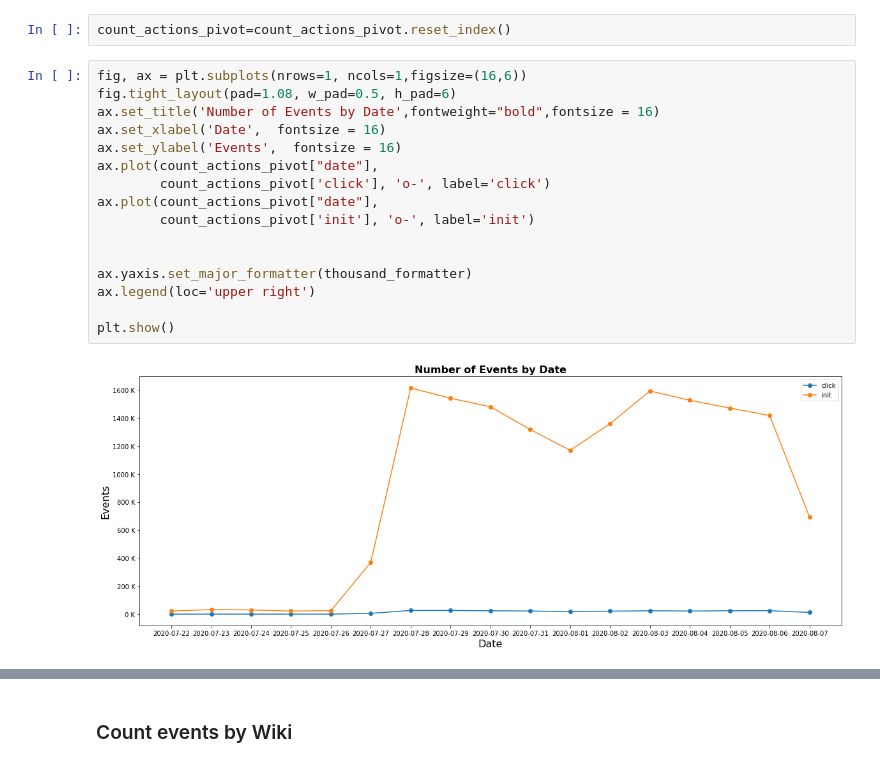
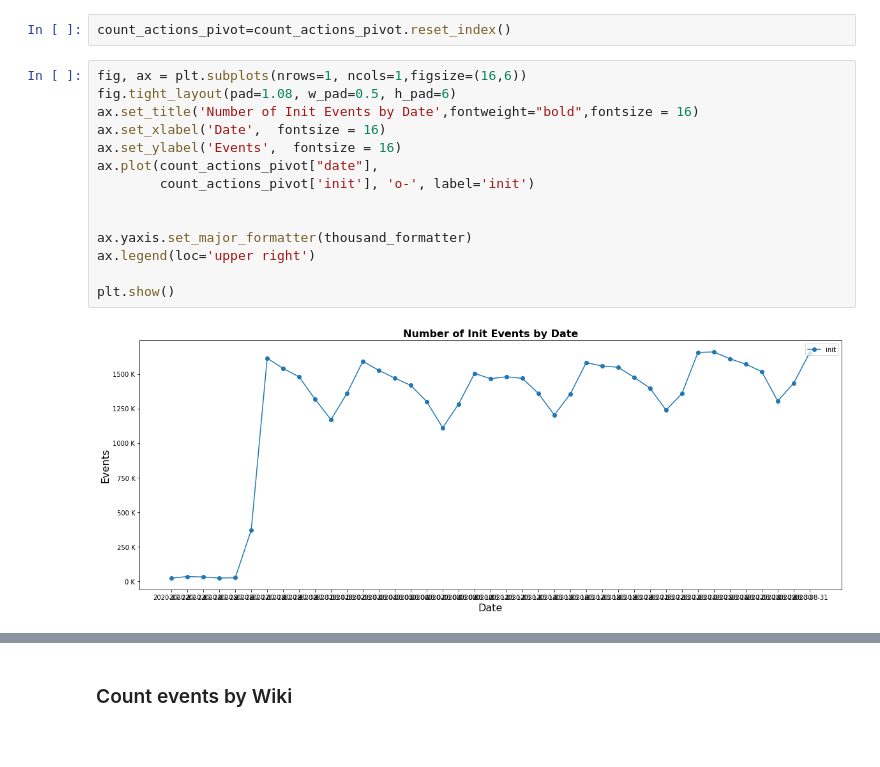
Before and after one commit to wikimedia-research/Collapsible-Sidebar-Analysis, a Jupyter notebook: Post Deployment Data QA for Collapsible Sidebar Instrumentation.ipynb, the cells around one changed output, grey strips where cells are left out. Saved outputs shown, nothing was run; the diff lists cells and outputs as text.

```diff
--- a/Post Deployment Data QA for Collapsible Sidebar Instrumentation.ipynb
+++ b/Post Deployment Data QA for Collapsible Sidebar Instrumentation.ipynb
@@ -96,18 +89,16 @@ count_actions_pivot=count_actions_pivot.reset_index()
 # %%
 fig, ax = plt.subplots(nrows=1, ncols=1,figsize=(16,6))
 fig.tight_layout(pad=1.08, w_pad=0.5, h_pad=6)
-ax.set_title('Number of Events by Date',fontweight="bold",fontsize = 16)
+ax.set_title('Number of Init Events by Date',fontweight="bold",fontsize = 16)
 ax.set_xlabel('Date',  fontsize = 16)
 ax.set_ylabel('Events',  fontsize = 16)
-ax.plot(count_actions_pivot["date"],
-        count_actions_pivot['click'], 'o-', label='click')
 ax.plot(count_actions_pivot["date"],
         count_actions_pivot['init'], 'o-', label='init')
 
 
 ax.yaxis.set_major_formatter(thousand_formatter)
 ax.legend(loc='upper right')
 
 plt.show()
 # %% [output]
-[figure, old version]
+[figure, new version]
```
Also changed, not shown: parts of 9 cells of this notebook, 2 other files.
